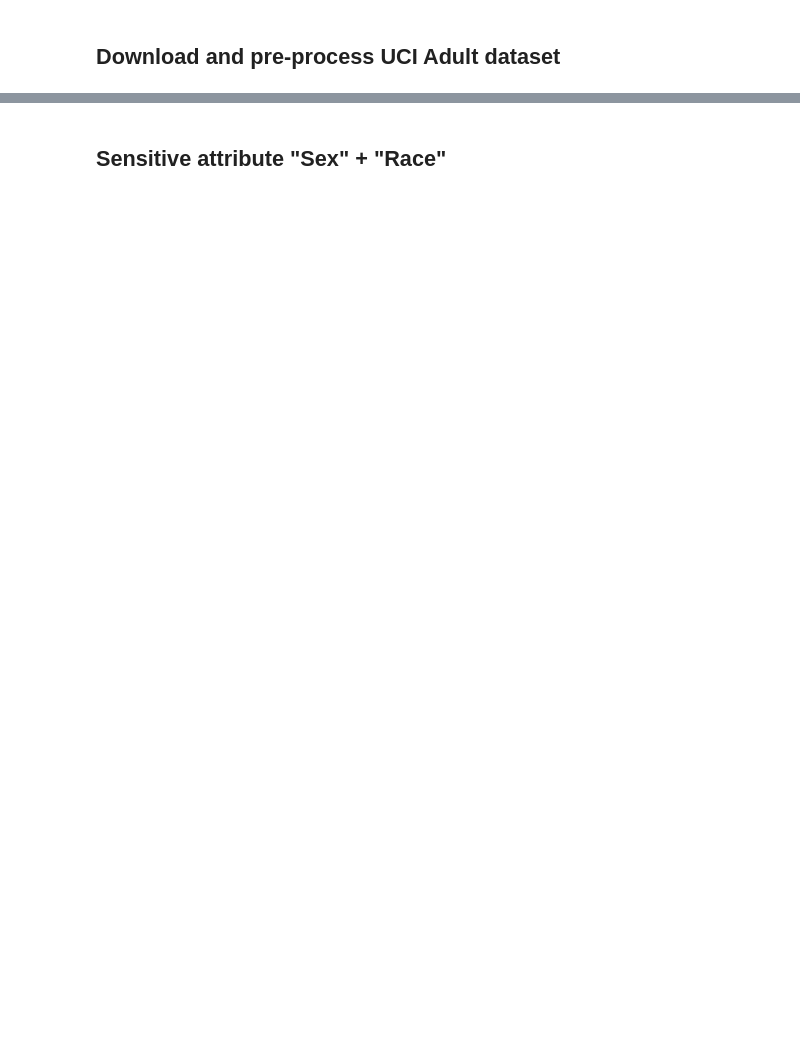
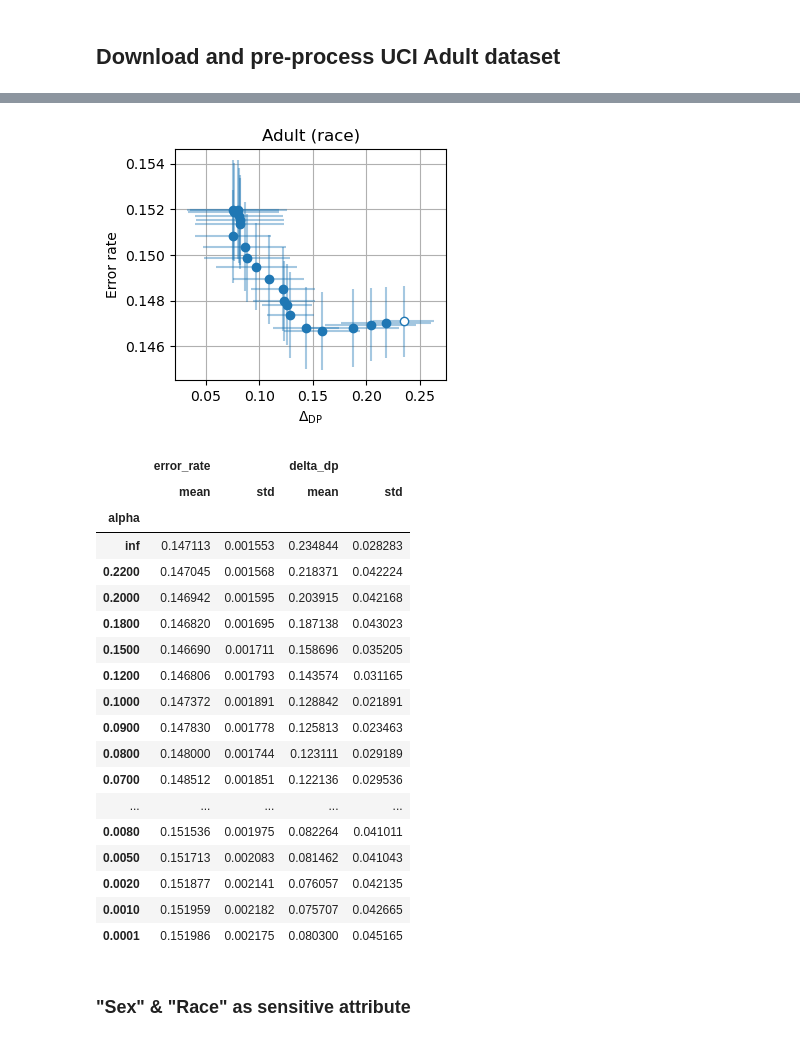
Before and after one commit to rxian/fair-classification, a Jupyter notebook: adult.ipynb, the cells around one changed output, grey strips where cells are left out. Drawn from its saved outputs; the diff is of its cells as text; code cells hidden in the pictures; blank space fills up the shorter version.

```diff
--- a/adult.ipynb
+++ b/adult.ipynb
@@ -274,11 +225,0 @@ With smoothing:
-# %%
-sensitive_attributes = ["Race"]
-train_groups, test_groups, n_groups = get_group_labels_and_print_statistics(
-    sensitive_attributes)
-train_data_pre, train_data_post, train_labels_pre, train_labels_post, train_groups_pre, train_groups_post = sklearn.model_selection.train_test_split(
-    train_data,
-    train_labels,
-    train_groups,
-    test_size=split_ratio_for_postprocessing,
-    random_state=seed)
-train_labels_pre_one_hot = pd.get_dummies(train_labels_pre)
@@ -384,2 +267,56 @@ With smoothing:
+# %%
+alphas = [
+    np.inf, 0.22, 0.2, 0.18, 0.15, 0.12, 0.1, 0.09, 0.08, 0.07, 0.06, 0.05,
+    0.04, 0.03, 0.02, 0.01, 0.008, 0.005, 0.002, 0.001, 0.0001
+]
+
+return_vals = process_map(
+    partial(
+        utils.postprocess,
+        postprocessor_factory=PostProcessorDP,
+        evaluate_fn=partial(utils.evaluate,
+                            n_groups=n_groups,
+                            n_classes=n_classes,
+                            metrics=['delta_dp']),
+        probas=probas_,
+        labels=labels_,
+        groups=groups_,
+        n_post=n_post,
+        n_test=n_test,
+    ),
+    [(alpha, seed) for alpha in alphas for seed in seeds],
+    max_workers=max_workers,
+)
+results = [{
+    'alpha': alpha,
+    **result
+} for alpha, _, result, _ in return_vals if result is not None]
+
+(fig, ax), df = utils.plot_results(results, 'delta_dp')
+ax.set_xlabel("$\\Delta_{\\mathrm{DP}}$")
+ax.set_title("Adult (race)")
+plt.show()
+display(df)
+# %% [output]
+[figure, added]
+|  | error_rate |  | delta_dp |  |
+|  | mean | std | mean | std |
+| alpha |  |  |  |  |
+| inf | 0.147113 | 0.001553 | 0.234844 | 0.028283 |
+| 0.2200 | 0.147045 | 0.001568 | 0.218371 | 0.042224 |
+| 0.2000 | 0.146942 | 0.001595 | 0.203915 | 0.042168 |
+| 0.1800 | 0.146820 | 0.001695 | 0.187138 | 0.043023 |
+| 0.1500 | 0.146690 | 0.001711 | 0.158696 | 0.035205 |
+| 0.1200 | 0.146806 | 0.001793 | 0.143574 | 0.031165 |
+| 0.1000 | 0.147372 | 0.001891 | 0.128842 | 0.021891 |
+| 0.0900 | 0.147830 | 0.001778 | 0.125813 | 0.023463 |
+| 0.0800 | 0.148000 | 0.001744 | 0.123111 | 0.029189 |
+| 0.0700 | 0.148512 | 0.001851 | 0.122136 | 0.029536 |
+| ... | ... | ... | ... | ... |
+| 0.0080 | 0.151536 | 0.001975 | 0.082264 | 0.041011 |
+| 0.0050 | 0.151713 | 0.002083 | 0.081462 | 0.041043 |
+| 0.0020 | 0.151877 | 0.002141 | 0.076057 | 0.042135 |
+| 0.0010 | 0.151959 | 0.002182 | 0.075707 | 0.042665 |
+| 0.0001 | 0.151986 | 0.002175 | 0.080300 | 0.045165 |
 # %% [markdown]
-## Sensitive attribute "Sex" + "Race"
+### "Sex" & "Race" as sensitive attribute
```
Also changed, not shown: parts of 22 cells of this notebook, 6 other files.
